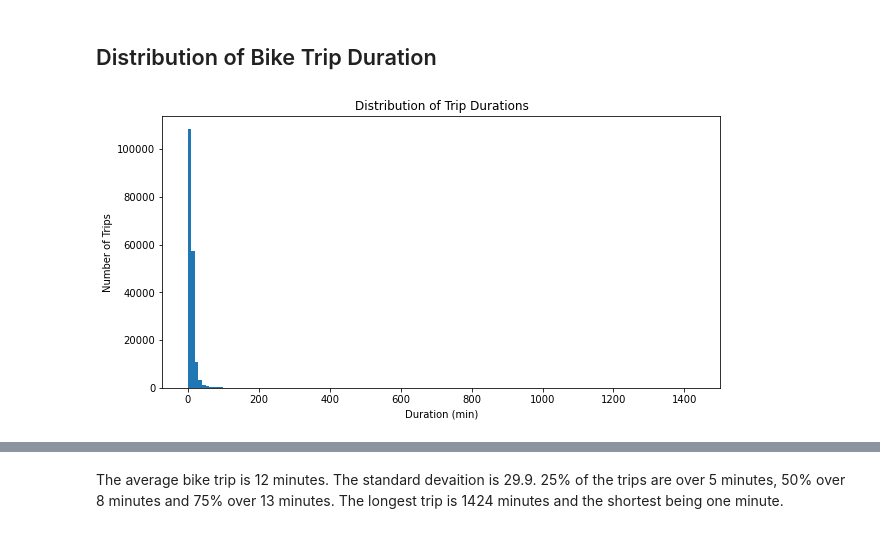
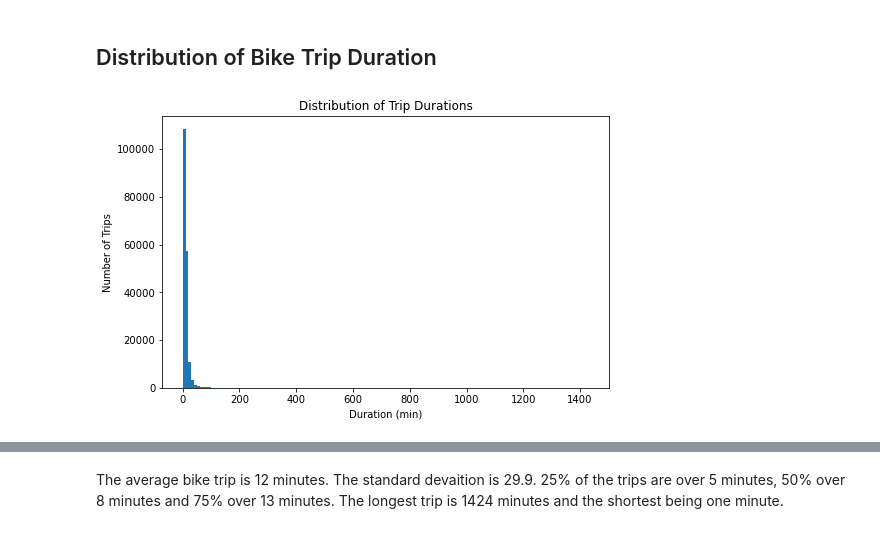
Before and after one commit to dainantonio/Bike-share-exploration, a Jupyter notebook: slide_deck_template.ipynb, the cells around one changed output, grey strips where cells are left out. Saved outputs shown, nothing was run; the diff lists cells and outputs as text; code cells hidden in the pictures.

```diff
--- a/slide_deck_template.ipynb
+++ b/slide_deck_template.ipynb
@@ -203,16 +203,15 @@ I'll start by looking at the duration_minutes as the main variable of interest.
 # %%
 # histogram plot displaying bike trips in minutes
 binsize = 10
 bins = np.arange(0, df['duration_minutes'].max()+binsize, binsize)
-
-plt.figure(figsize =[10,5])
+plt.figure(figsize=[8,5])
 plt.hist(data = df, x = 'duration_minutes', bins = bins)
 plt.title('Distribution of Trip Durations')
 plt.xlabel('Duration (min)')
 plt.ylabel('Number of Trips')
 plt.show()
 # %% [output]
-[figure, old version]
+[figure, new version]
 # %%
 # logarthmic scale transformation on a histogram
 # there's a long tail in the distribution, so let's put it on a log scale instead
```
Also changed, not shown: parts of 36 cells of this notebook.
